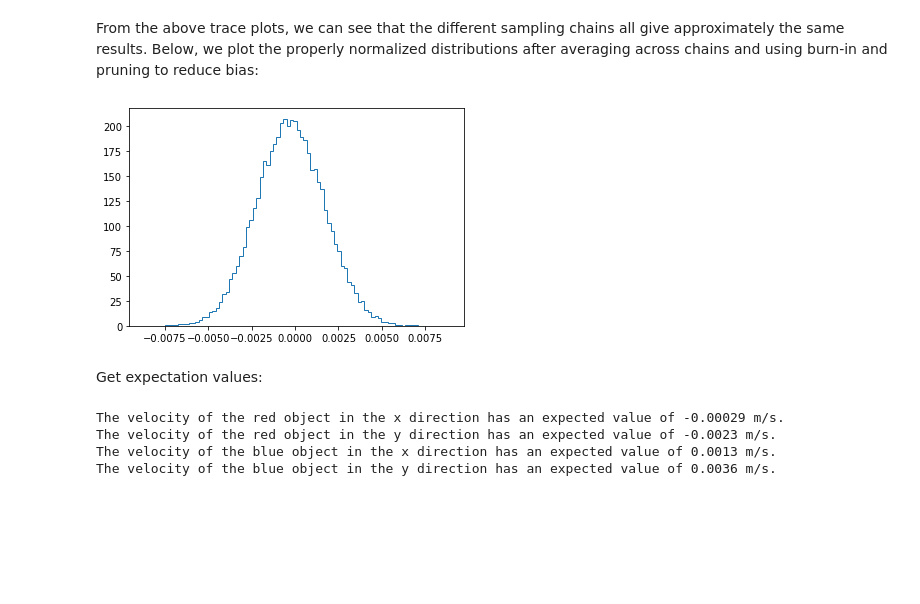
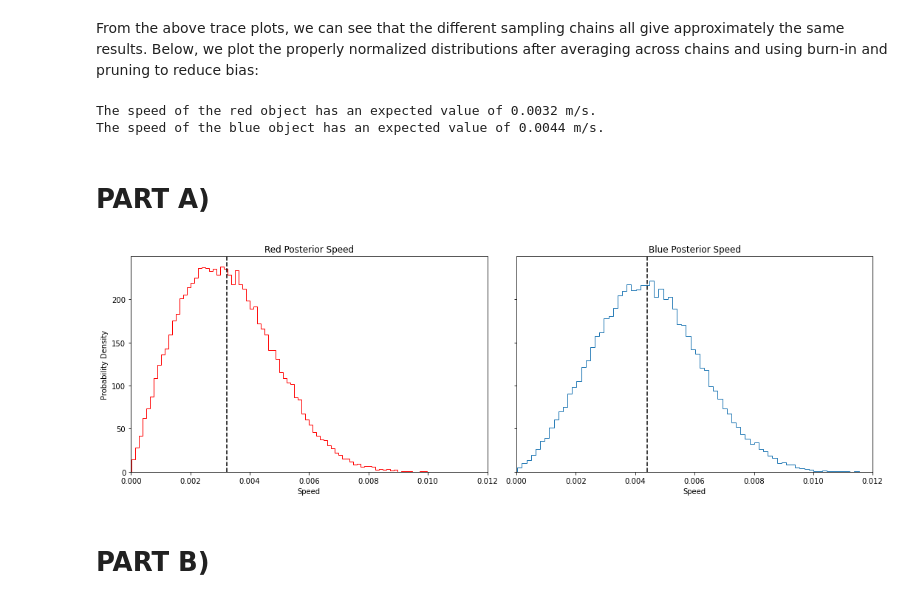
Before and after one commit to christianhbye/python_ay_250_hw, a Jupyter notebook: hw8/hw8.ipynb, the cells around one changed output. Drawn from its saved outputs; the diff is of its cells as text; code cells hidden in the pictures; blank space fills up the shorter version.

Commit message:
finish part a

```diff
--- a/hw8/hw8.ipynb
+++ b/hw8/hw8.ipynb
@@ -144,8 +131,3 @@ trace.get_values?
 # %%
-vel_trace = trace.get_values("mu", burn=1000, thin=5, combine=True)
-var_trace = trace.get_values("var", burn=1000, thin=5, combine=True)
+sred = trace.get_values("s_red", burn=1000, thin=5, combine=True)
+sblue = trace.get_values("s_blue", burn=1000, thin=5, combine=True)
-# %%
-plt.figure()
-_ = plt.hist(vel_trace[:, 0], density=True, bins=90, histtype="step")
-# %% [output]
-[figure, old version]
@@ -163,18 +134,34 @@ axs[0].plot()
-# %% [markdown]
-Get expectation values:
 # %%
-E_v = vel_traces.sum(axis=0)/vel_traces.shape[0]
+# get expectation values
+EV_red = sred.sum(axis=0)/len(sred)
+EV_blue = sblue.sum(axis=0)/len(sblue)
+EVs = [EV_red, EV_blue]
 
 for i, color in enumerate(["red", "blue"]):
-    for j, component in enumerate(["x", "y"]):
-        ev_idx = 2 * i + j
-        print(f"The velocity of the {color} object in the {component} direction has an expected value "
-              "of {:.2g} m/s.".format(E_v[ev_idx]))
-
-ev_var = noise_trace.sum()/len(noise_trace)
-print("The Gaussian noise has an expected variance of {:.2g} $\\(rm{m/s})^2$.".format(ev_var))
+    print(f"The speed of the {color} object has an expected value of {EVs[i]:.2g} m/s.")
 # %% [output]
-The velocity of the red object in the x direction has an expected value of -0.00029 m/s.
-The velocity of the red object in the y direction has an expected value of -0.0023 m/s.
-The velocity of the blue object in the x direction has an expected value of 0.0013 m/s.
-The velocity of the blue object in the y direction has an expected value of 0.0036 m/s.
+The speed of the red object has an expected value of 0.0032 m/s.
+The speed of the blue object has an expected value of 0.0044 m/s.
+# %% [markdown]
+# PART A)
+# %%
+fig, axs = plt.subplots(figsize=(15, 5), ncols=2, sharex=True, sharey=True)
+
+_ = axs[0].hist(sred, density=True, bins=80, histtype="step", color="red")
+_ = axs[1].hist(sblue, density=True, bins=80, histtype="step")
+
+axs[0].axvline(EV_red, color="k", ls="--")
+axs[1].axvline(EV_blue, color="k", ls="--")
+
+axs[0].set_title("Red Posterior Speed")
+axs[1].set_title("Blue Posterior Speed")
+
+plt.setp(axs, xlim=(0, 0.012), xlabel="Speed")
+axs[0].set_ylabel("Probability Density")
+plt.tight_layout()
+
+plt.show()
+# %% [output]
+[figure, new version]
+# %% [markdown]
+# PART B)
```
Also changed, not shown: parts of 5 cells of this notebook.
